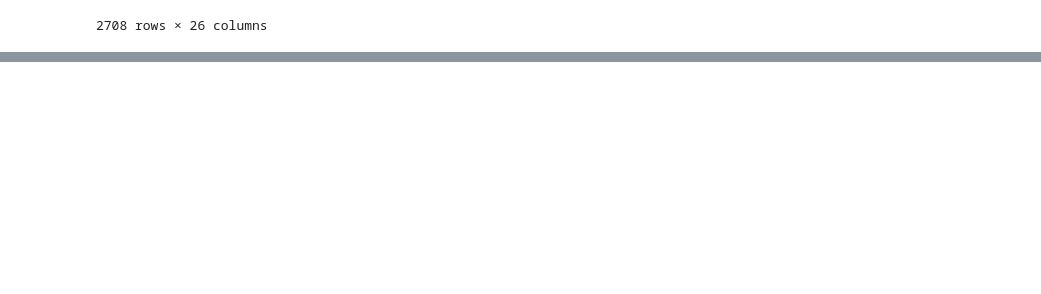
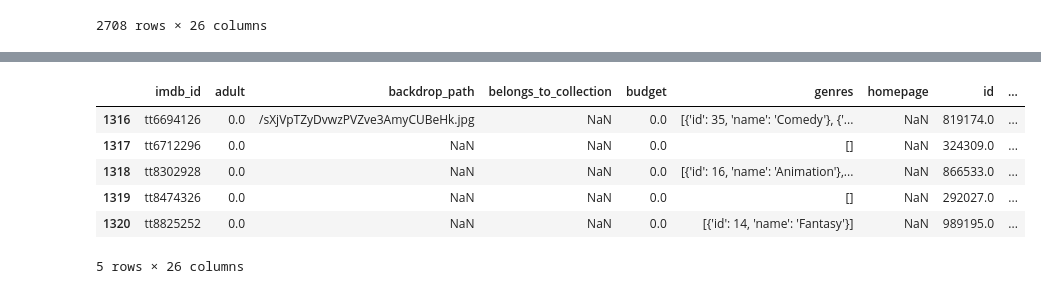
Before and after one commit to donmarcolaureano/Movie-Database, a Jupyter notebook: Financial_Data_EDA.ipynb, the cells around one changed output, grey strips where cells are left out. Cells and saved outputs as stored; diff of their text form; code cells hidden in the pictures; blank space fills up the shorter version.

```diff
--- a/Financial_Data_EDA.ipynb
+++ b/Financial_Data_EDA.ipynb
@@ -175,0 +187,10 @@ df
+# %%
+df.tail()
+# %% [output]
+|  | imdb_id | adult | backdrop_path | belongs_to_collection | budget | genres | homepage | id | ... |
+| 1316 | tt6694126 | 0.0 | /sXjVpTZyDvwzPVZve3AmyCUBeHk.jpg | NaN | 0.0 | [{'id': 35, 'name': 'Comedy'}, {'... | NaN | 819174.0 | ... |
+| 1317 | tt6712296 | 0.0 | NaN | NaN | 0.0 | [] | NaN | 324309.0 | ... |
+| 1318 | tt8302928 | 0.0 | NaN | NaN | 0.0 | [{'id': 16, 'name': 'Animation'},... | NaN | 866533.0 | ... |
+| 1319 | tt8474326 | 0.0 | NaN | NaN | 0.0 | [] | NaN | 292027.0 | ... |
+| 1320 | tt8825252 | 0.0 | NaN | NaN | 0.0 | [{'id': 14, 'name': 'Fantasy'}] | NaN | 989195.0 | ... |
+5 rows × 26 columns
```
Also changed, not shown: parts of 1 cell of this notebook.
